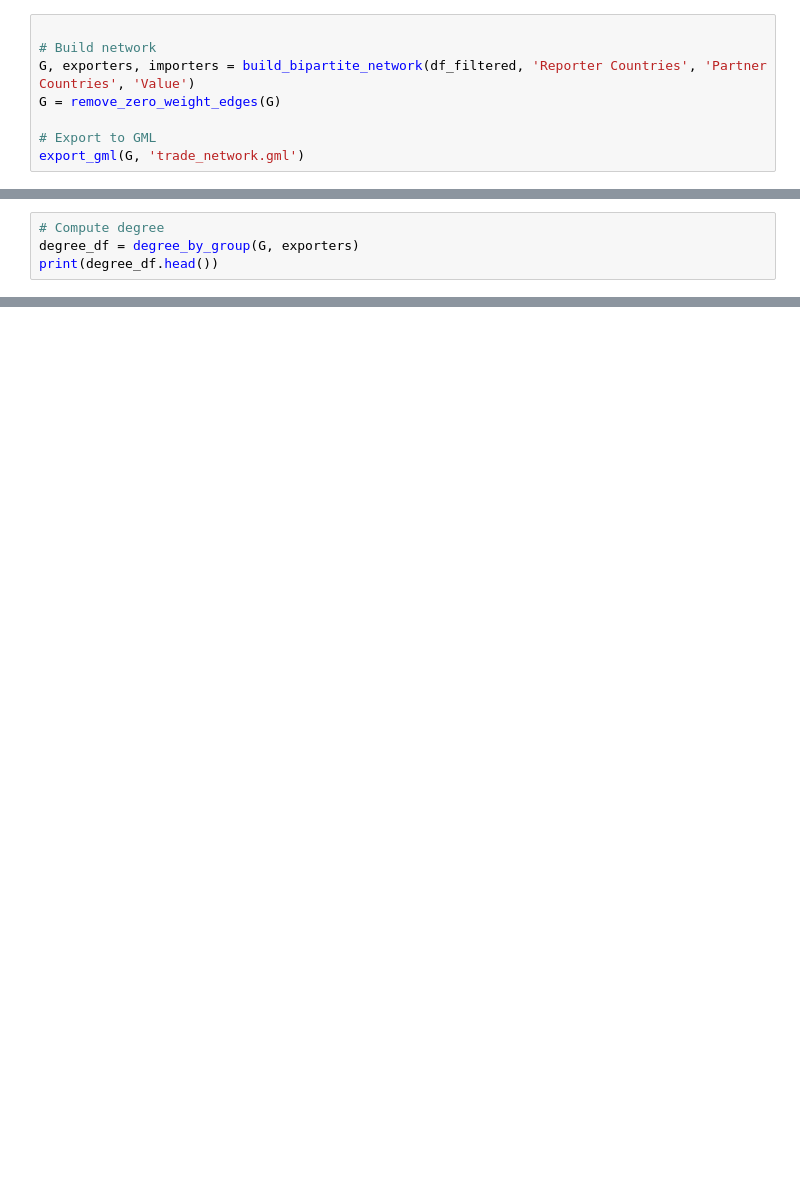
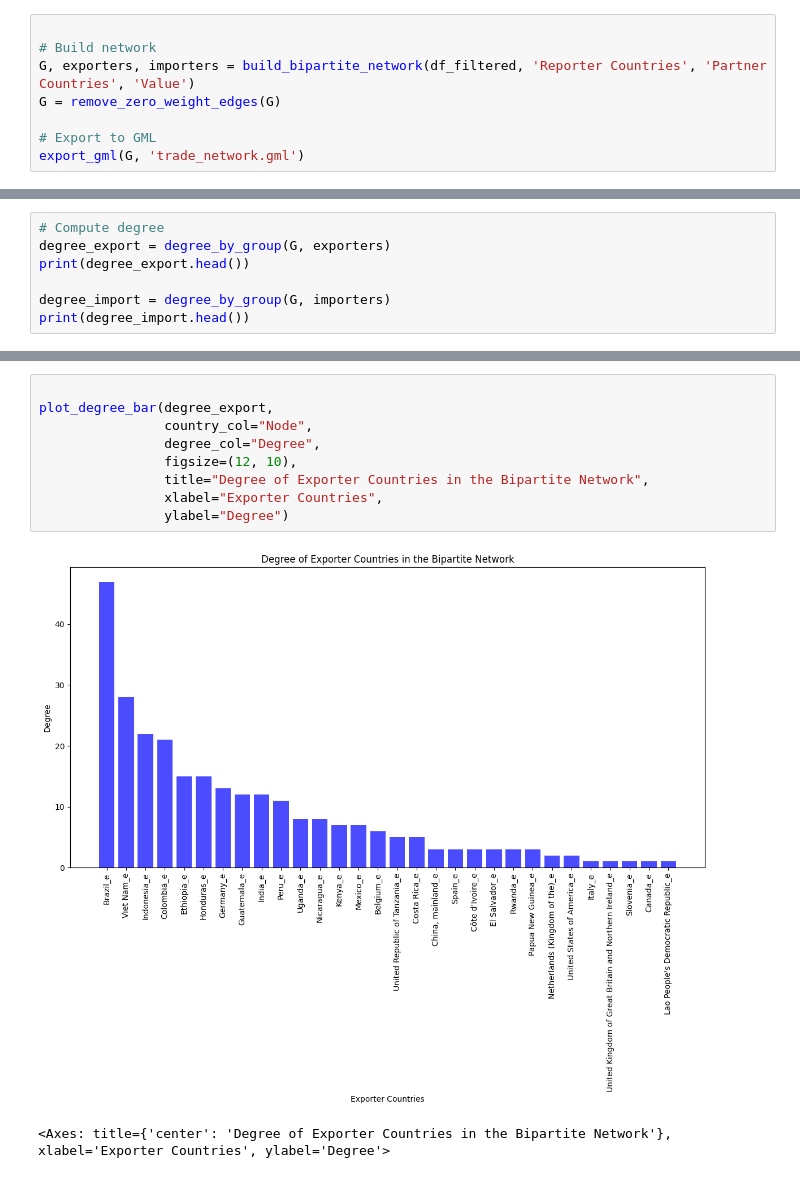
Before and after one commit to galeanojav/FAONet, a Jupyter notebook: FAONet_example.ipynb, the cells around one changed output, grey strips where cells are left out. Cells and saved outputs as stored; diff of their text form; blank space fills up the shorter version.

```diff
--- a/FAONet_example.ipynb
+++ b/FAONet_example.ipynb
@@ -68,5 +81,8 @@ plot_bipartite_network2(G, group0_nodes=exporters, title="Bipartite Network: Exp
 # %%
 # Compute degree
-degree_df = degree_by_group(G, exporters)
-print(degree_df.head())
+degree_export = degree_by_group(G, exporters)
+print(degree_export.head())
+
+degree_import = degree_by_group(G, importers)
+print(degree_import.head())
 # %% [output]
@@ -78,0 +105,12 @@ print(degree_df.head())
+# %%
+
+plot_degree_bar(degree_export,
+                country_col="Node",
+                degree_col="Degree",
+                figsize=(12, 10),
+                title="Degree of Exporter Countries in the Bipartite Network",
+                xlabel="Exporter Countries",
+                ylabel="Degree")
+# %% [output]
+[figure, added]
+<Axes: title={'center': 'Degree of Exporter Countries in the Bipartite Network'}, xlabel='Exporter Countries', ylabel='Degree'>
```
Also changed, not shown: parts of 12 cells of this notebook.
